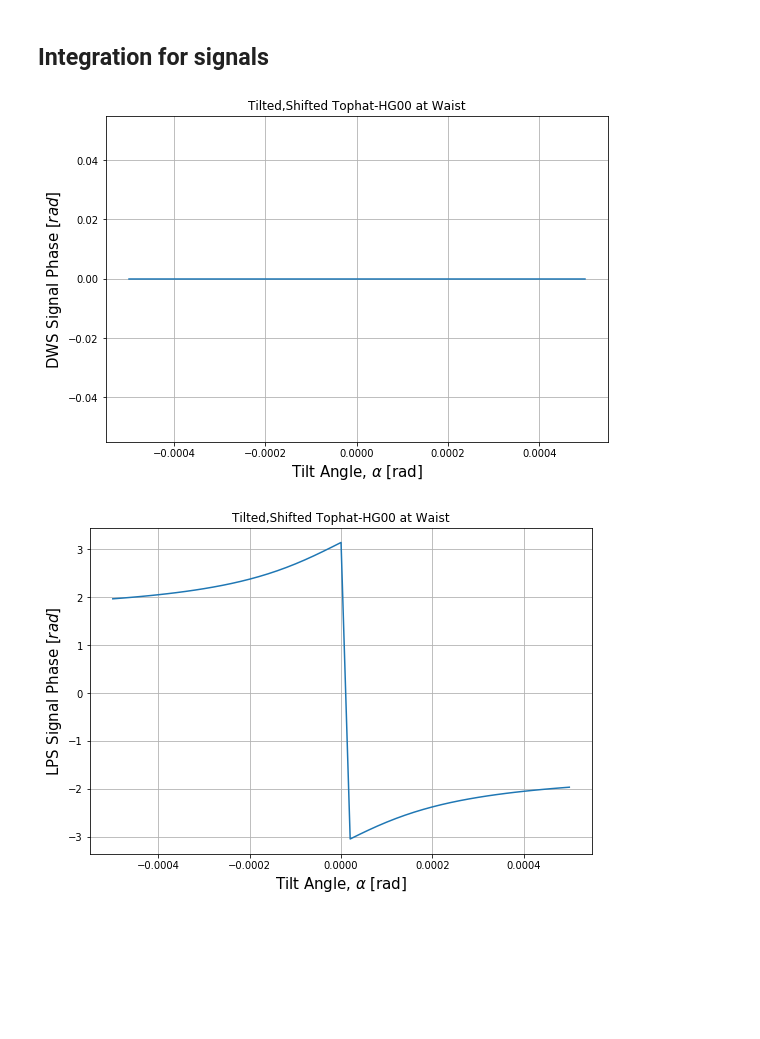
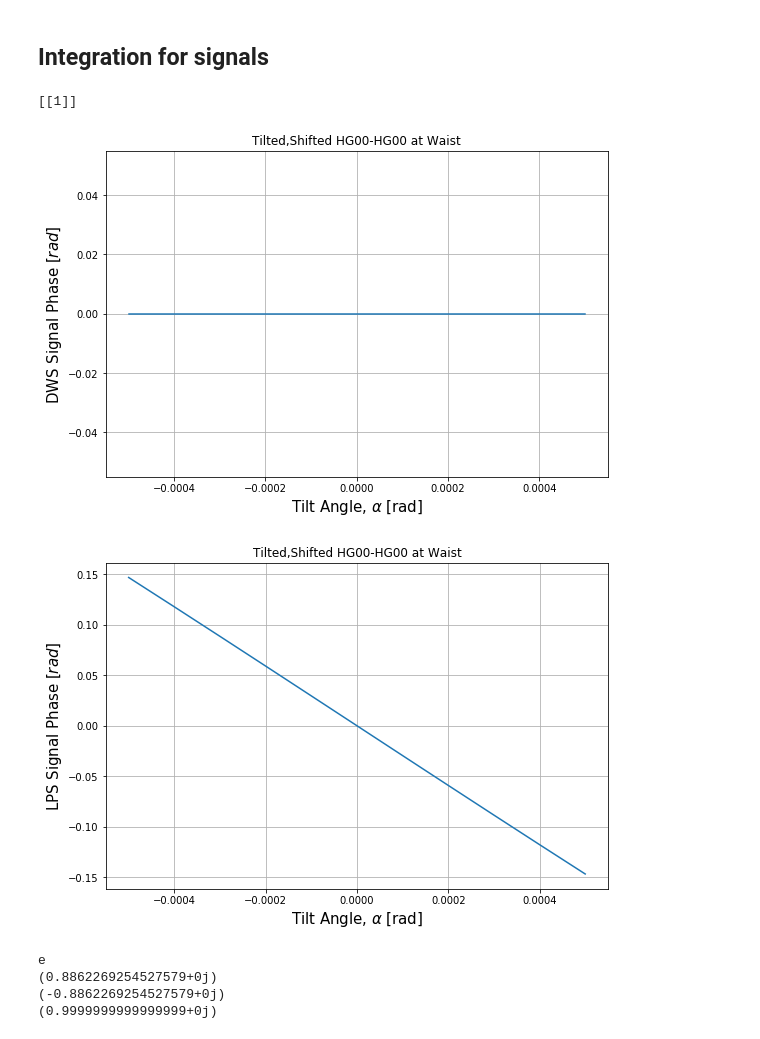
Before and after one commit to Edwards-Paul/Python-HG-Modes, a Jupyter notebook: HG Modes/4-23 SIGNALS Shifted Gaussian(first-order).ipynb, the cells around one changed output. Cells and saved outputs as stored; diff of their text form; code cells hidden in the pictures; blank space fills up the shorter version.

```diff
--- a/HG Modes/4-23 SIGNALS Shifted Gaussian(first-order).ipynb
+++ b/HG Modes/4-23 SIGNALS Shifted Gaussian(first-order).ipynb
@@ -54,7 +62,7 @@ modes = plb.modes((0,0,1))
 # %%
 z=0
 plane = pl.Plane(-2e-3, 2e-3, 300, -2e-3, 2e-3, 300)
-params = pl.Params(1064e-9, 0.00023067,0)
+params = pl.Params(1064e-9, 1e-3,0)
 
 print(params)
 print(plane)
@@ -120,14 +128,14 @@ plt.grid()
 ## Integration for signals
 # %%
 #initial int. params
-Y = plane.getYmax() #Y int bound
+Y = 10e10 #Y int bound
 
 Z = z
 
 x_1R = 0
-x_2R = plane.getXmax()
+x_2R = 10e10
 
-x_1L = plane.getXmin()
+x_1L = -10e10
 x_2L = 0
 
 w_1 = 1e-3
@@ -160,7 +168,7 @@ def iterate_modes_overlap(w_1,w_2,zR_1,zR_2,k_1,k_2,d_1,W_2,x_1,x_2,Z,Y,modes):
 
     return(res)
 # %%
-points = 51
+points = 11
 
 modes_arr = [0]*points
 cl = [0]*points
@@ -174,40 +182,46 @@ lps = [0]*points
 alpha_arr = np.linspace(-500e-6,500e-6,points)
 
 for p in range (points):
-    modes_arr[p] = pl.scatter_case2_first_order(z,params,a,alpha_arr[p],modes)
+    modes_arr[p] = pl.scatter_case2_first_order(z,params,a,alpha_arr[p],modes) #array of array of scattered modes
 
 
     cl[p] = iterate_modes_overlap(w_1,w_2,zR_1,zR_2,k_1,k_2,d_1,W_2,x_1L,x_2L,Z,Y,modes_arr[p]) # left overlap (-2e-3,0)
     cr[p] = iterate_modes_overlap(w_1,w_2,zR_1,zR_2,k_1,k_2,d_1,W_2,x_1R,x_2R,Z,Y,modes_arr[p]) # right overlap (0,2e-3)
+
+
 
     phi_l[p] = angle(cl[p])
     phi_r[p] = angle(cr[p])
 
     dws[p] = phi_r[p]-phi_l[p]
     lps[p] = 0.5*(phi_r[p]+phi_l[p])
+
+print(modes)
+# %% [output]
+[[1]]
 # %%
 plt.figure(figsize=(9,6))
 plt.plot(alpha_arr, dws)
 
 plt.xlabel(r'Tilt Angle, $\alpha\;$[' + 'rad]', fontsize=15)
 plt.ylabel(r'DWS Signal Phase $[' +  'rad]$', fontsize=15)
-plt.title(r'Tilted,Shifted Tophat-HG00 at Waist')
+plt.title(r'Tilted,Shifted HG00-HG00 at Waist')
 
 plt.grid()
 
 #plt.savefig("4-23_th_dws.png")
 # %% [output]
-[figure, old version]
+[figure, new version]
 # %%
 plt.figure(figsize=(9,6))
 plt.plot(alpha_arr, lps)
 
 plt.xlabel(r'Tilt Angle, $\alpha\;$[' + 'rad]', fontsize=15)
 plt.ylabel(r'LPS Signal Phase $[' +  'rad]$', fontsize=15)
-plt.title(r'Tilted,Shifted Tophat-HG00 at Waist')
+plt.title(r'Tilted,Shifted HG00-HG00 at Waist')
 
 plt.grid()
 
 #plt.savefig("4-23_th_lps.png")
 # %% [output]
-[figure, old version]
+[figure, new version]
@@ -215,0 +357,7 @@ shift = 100 micron, no gap
+# %%
+print(overlap(0,0,w_1,w_2,zR_1,zR_2,k_1,k_2,d_1,W_2,-1e6,1e6,Z,3e6) )
+# %% [output]
+e
+(0.8862269254527579+0j)
+(-0.8862269254527579+0j)
+(0.9999999999999999+0j)
```
Also changed, not shown: parts of 5 cells of this notebook, 5 other files.
